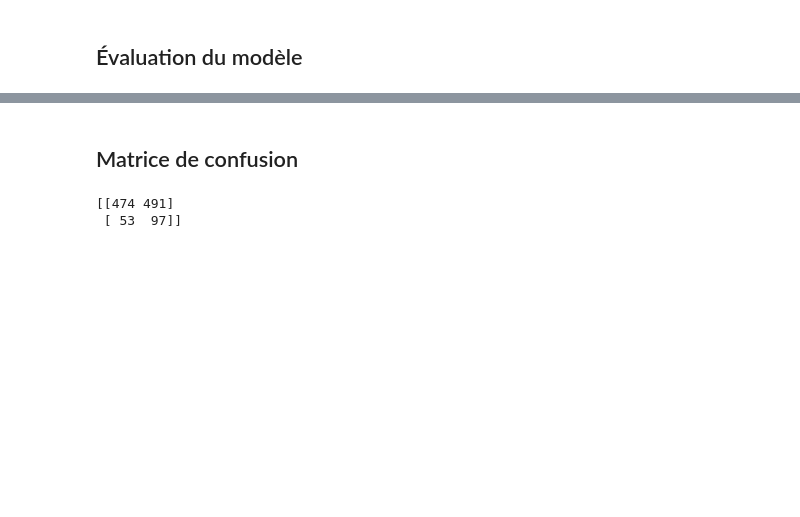
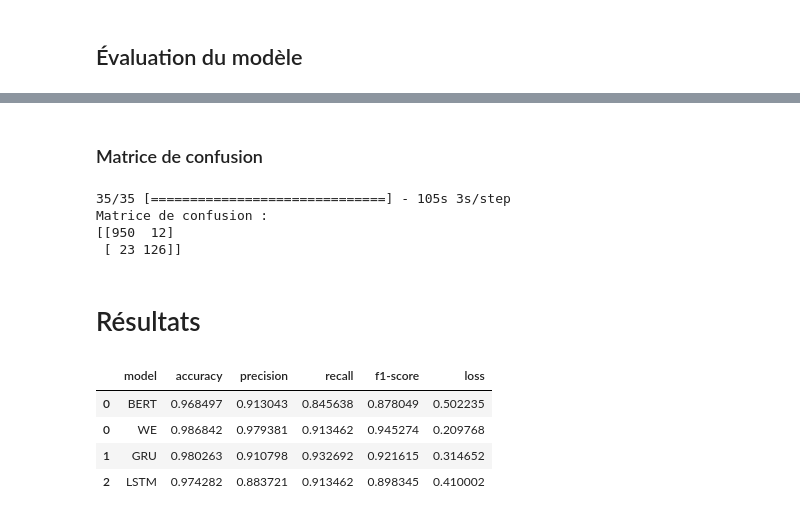
Before and after one commit to thimyxuan/spam-messages-detector, a Jupyter notebook: partie_3.ipynb, the cells around one changed output, grey strips where cells are left out. Saved outputs shown, nothing was run; the diff lists cells and outputs as text; code cells hidden in the pictures; blank space fills up the shorter version.

```diff
--- a/partie_3.ipynb
+++ b/partie_3.ipynb
@@ -144 +250,24 @@ predicted_labels = tf.argmax(predictions[0], axis=1).numpy()
+# %%
+import numpy as np
+from sklearn.metrics import precision_score, recall_score, f1_score, accuracy_score, log_loss
+
+def evaluate_model(model, X, y):
+    '''
+    evaluate the model and returns accuracy,
+    precision, recall and f1-score
+    '''
+    y_preds = np.round(model.predict(X))
+    accuracy = accuracy_score(y, y_preds)
+    precision = precision_score(y, y_preds)
+    recall = recall_score(y, y_preds)
+    f1 = f1_score(y, y_preds)
+    loss = log_loss(y, y_preds)
+
+    model_results_dict = {'accuracy': accuracy,
+                          'precision': precision,
+                          'recall': recall,
+                          'f1-score': f1,
+                          'loss': loss,}
+
+    return model_results_dict
 # %% [markdown]
@@ -157,0 +285,3 @@ weighted avg       0.80      0.51      0.59      1115
+# %%
+model_results = evaluate_model(model, X_val, y_val)
+model_results
@@ -158,9 +295,37 @@ weighted avg       0.80      0.51      0.59      1115
 # %% [markdown]
-## Matrice de confusion
+### Matrice de confusion
-# %%
-from sklearn.metrics import confusion_matrix
-conf_matrix = confusion_matrix(y_test, predicted_labels)
-print(conf_matrix)
-# %% [output]
-[[474 491]
- [ 53  97]]
+# %%
+import numpy as np
+from sklearn.metrics import confusion_matrix
+
+y_pred = model.predict(X_val)
+y_pred_binary = np.round(y_pred).astype(int)
+conf_matrix = confusion_matrix(y_val, y_pred_binary)
+
+print("Matrice de confusion :")
+print(conf_matrix)
+# %% [output]
+35/35 [==============================] - 105s 3s/step
+Matrice de confusion :
+[[950  12]
+ [ 23 126]]
+# %% [markdown]
+# Résultats
+# %%
+import pandas as pd
+
+scores = pd.read_csv('model_scores.csv', sep=',')
+
+bert_scores = pd.DataFrame([model_results])
+bert_scores.insert(loc = 0,
+            column = 'model',
+            value = 'BERT')
+# %%
+all_metrics = pd.concat([bert_scores, scores])
+all_metrics
+# %% [output]
+|  | model | accuracy | precision | recall | f1-score | loss |
+| 0 | BERT | 0.968497 | 0.913043 | 0.845638 | 0.878049 | 0.502235 |
+| 0 | WE | 0.986842 | 0.979381 | 0.913462 | 0.945274 | 0.209768 |
+| 1 | GRU | 0.980263 | 0.910798 | 0.932692 | 0.921615 | 0.314652 |
+| 2 | LSTM | 0.974282 | 0.883721 | 0.913462 | 0.898345 | 0.410002 |
```
Also changed, not shown: parts of 68 cells of this notebook, 5 other files.
